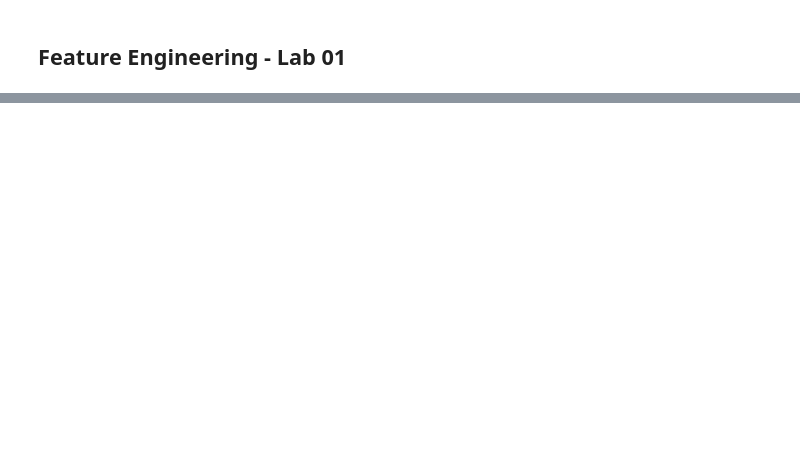
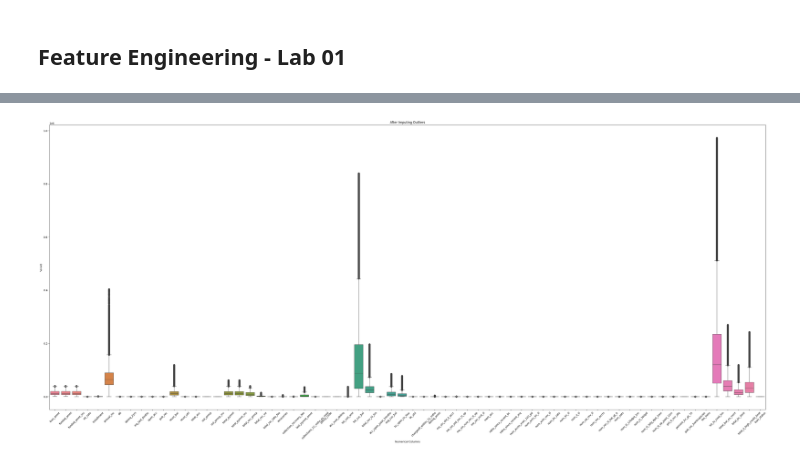
Before and after one commit to deshithagallage/ML---DS-Labs, a Jupyter notebook: Feature Engineering/Feature Engineerin Lab 01.ipynb, the cells around one changed output, grey strips where cells are left out. Cells and saved outputs as stored; diff of their text form; code cells hidden in the pictures; blank space fills up the shorter version.

```diff
--- a/Feature Engineering/Feature Engineerin Lab 01.ipynb
+++ b/Feature Engineering/Feature Engineerin Lab 01.ipynb
@@ -298,0 +116,16 @@ print(mi_df)
+# %%
+# Define a function to replace outliers with the median
+def replace_outliers(series):
+    series_copy = series.copy()  # Create a copy of the input series
+    median = series_copy.median()
+    std_deviation = series_copy.std()
+    outliers = (series_copy - median).abs() > 5 * std_deviation  # Adjust the threshold as needed
+    series_copy[outliers] = median
+    return series_copy
+
+# Impute outliers in numerical columns
+for col in df_copy.select_dtypes(include=np.number).columns:
+    df_copy[col] = replace_outliers(df_copy[col])
+
+print(df_copy.shape)
+df_copy.head()
@@ -298,0 +141,11 @@ print(mi_df)
+# %%
+# Create box plots after imputing outliers
+plt.figure(figsize=(50, 20))
+sns.boxplot(data=df_copy[numerical_columns])
+plt.title('After Imputing Outliers')
+plt.xlabel('Numerical Columns')
+plt.ylabel('Values')
+plt.xticks(rotation=45)  # Rotate x-axis labels for better readability
+plt.show()
+# %% [output]
+[figure, added]
```
Also changed, not shown: parts of 46 cells of this notebook, 1 other file.
